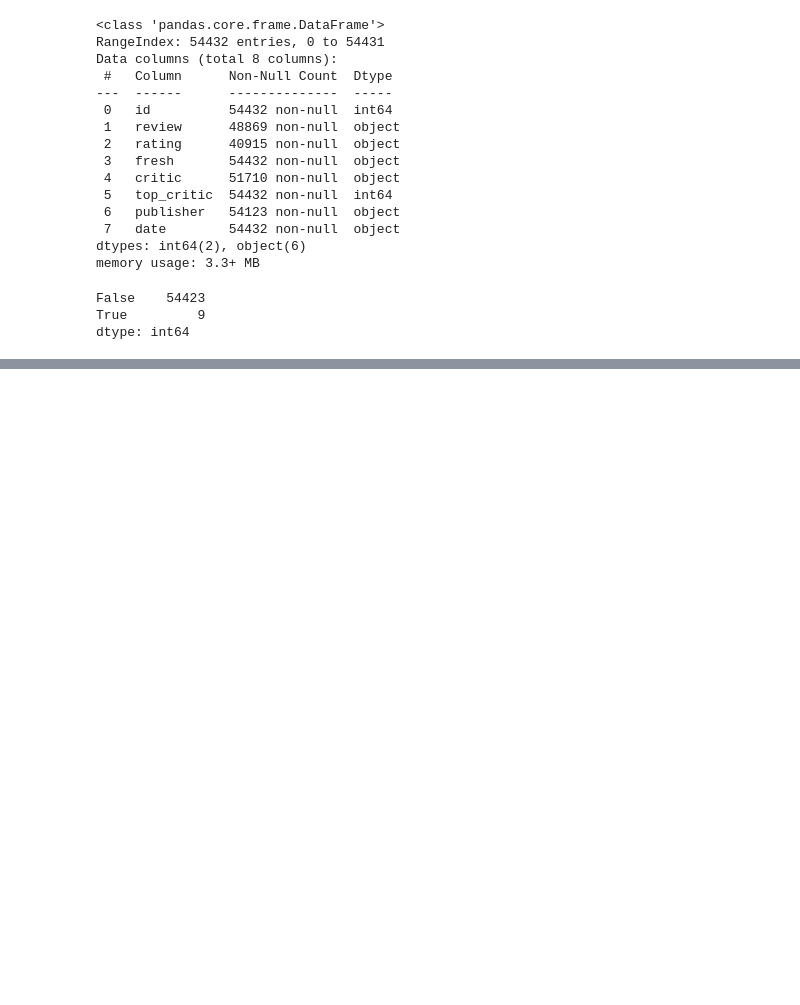
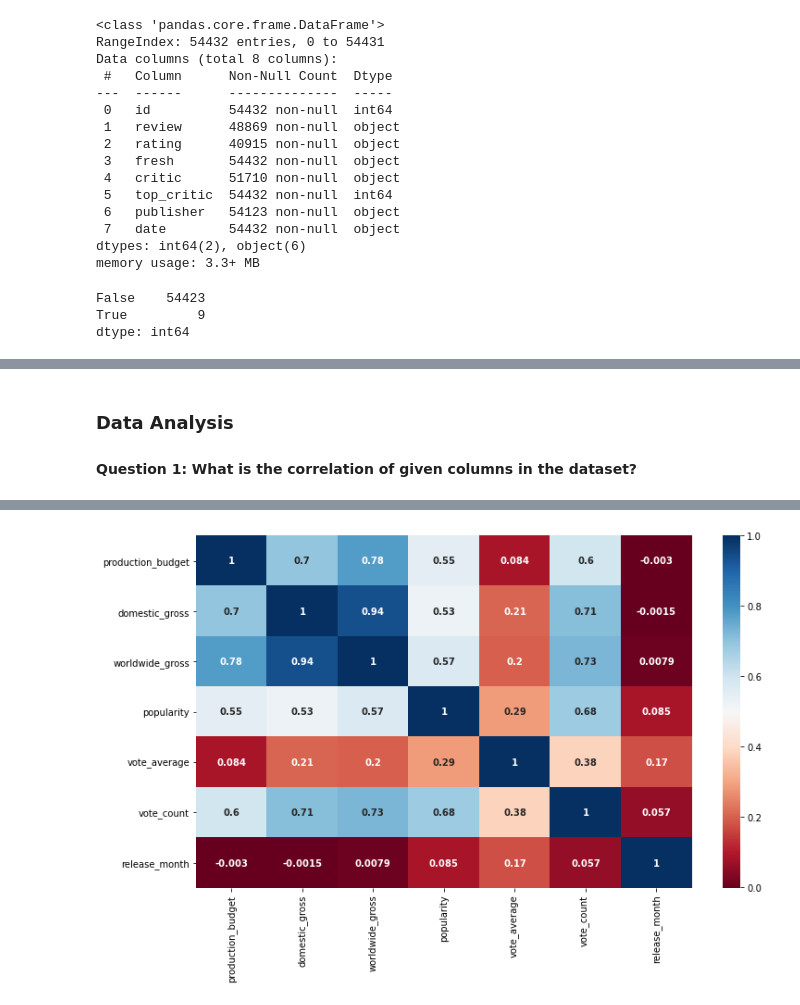
Before and after one commit to Antony-Kimanthi/Movie-Project, a Jupyter notebook: student.ipynb, the cells around one changed output, grey strips where cells are left out. Drawn from its saved outputs; the diff is of its cells as text; code cells hidden in the pictures; blank space fills up the shorter version.

```diff
--- a/student.ipynb
+++ b/student.ipynb
@@ -318,0 +616,2 @@ pd.read_sql(movie_basics, conn)
+# %%
+fd.rename(columns={'domestic_gross_x':'domestic_gross','release_date_y':'release_date'}, inplace=True)
@@ -318,0 +636,2 @@ pd.read_sql(movie_basics, conn)
+# %%
+fd.dropna(axis=0, subset = ['studio'], inplace=True)
@@ -318,0 +642,2 @@ pd.read_sql(movie_basics, conn)
+# %%
+fd.drop_duplicates(subset= ['movie','release_date','vote_count'] ,inplace=True)
@@ -318,0 +664,6 @@ pd.read_sql(movie_basics, conn)
+# %%
+#Round off to millions
+
+fd['production_budget'] = fd['production_budget']/1000000
+fd['domestic_gross'] = fd['domestic_gross']/1000000
+fd['worldwide_gross'] = fd['worldwide_gross']/1000000
@@ -318,0 +673,12 @@ pd.read_sql(movie_basics, conn)
+# %% [markdown]
+### Data Analysis
+
+#### Question 1: What is the correlation of given columns in the dataset?
+# %%
+#plotting a seaborn heatmap
+
+plt.figure(figsize=(12,7))
+corrn = fd.corr()
+sns.heatmap(corrn, cmap= 'RdBu', annot = True, annot_kws ={'fontweight':'bold'})
+corrn
+# %% [output]
@@ -318,0 +693 @@ pd.read_sql(movie_basics, conn)
+[figure, added]
```
Also changed, not shown: parts of 87 cells of this notebook.
